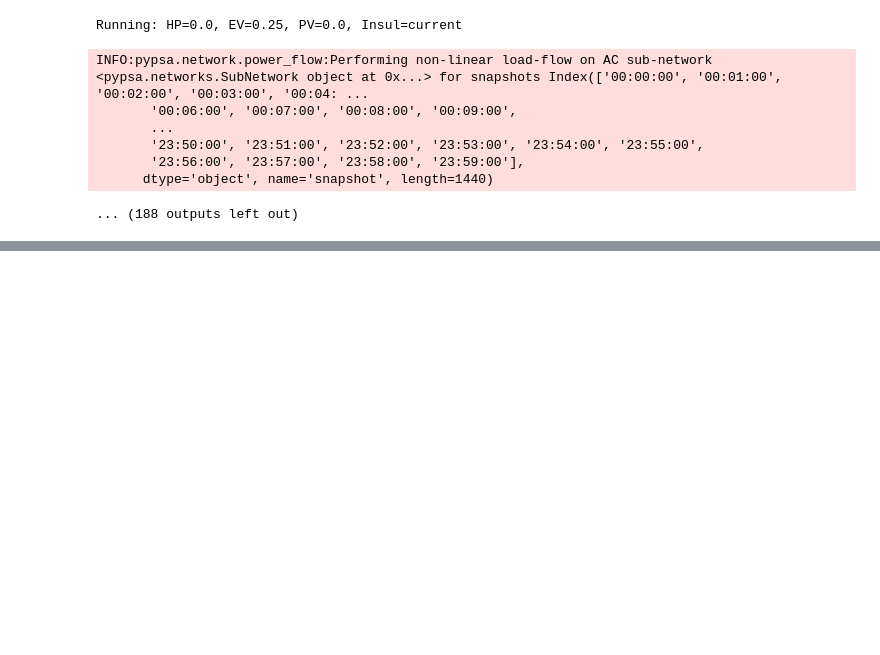
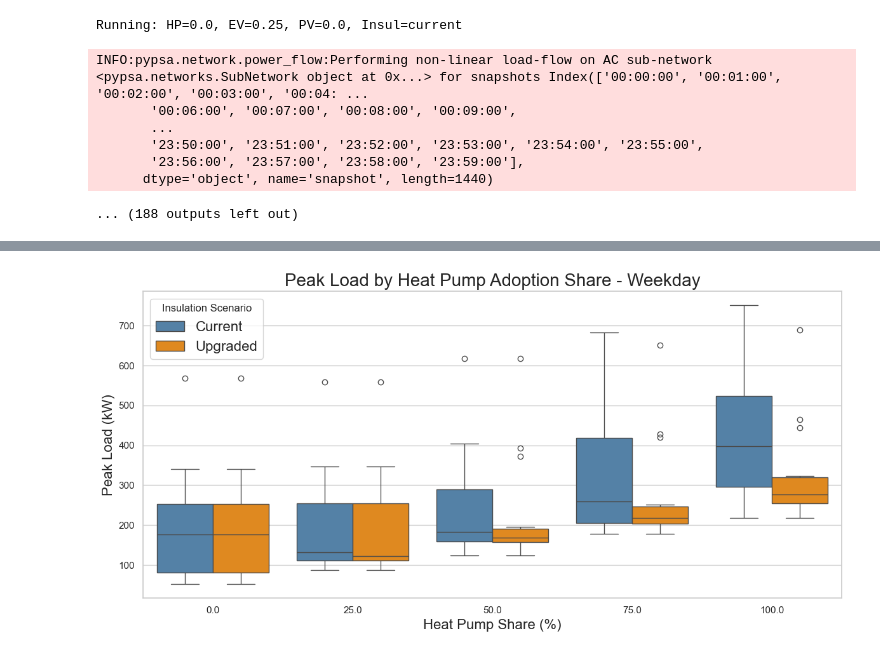
Before and after one commit to LarisaPetrakova/Integration-of-LCTs-in-LV-grids-Masters-Dissertation, a Jupyter notebook: Scenarios_generation_automation_with_insulation.ipynb, the cells around one changed output, grey strips where cells are left out. Cells and saved outputs as stored; diff of their text form; code cells hidden in the pictures; blank space fills up the shorter version.

```diff
--- a/Scenarios_generation_automation_with_insulation.ipynb
+++ b/Scenarios_generation_automation_with_insulation.ipynb
@@ -565,0 +1037,78 @@ print(f"Voltage range across all buses: {min_v:.4f} – {max_v:.4f} p.u.")
+# %%
+# Load results
+df_current = pd.read_csv("Results/new/WD_lv_grid_results_current.csv")
+df_upgraded = pd.read_csv("Results/new/WD_lv_grid_results_upgraded.csv")
+
+# Label insulation types
+df_current["Insulation"] = "Current"
+df_upgraded["Insulation"] = "Upgraded"
+
+# Combine both datasets
+df_all = pd.concat([df_current, df_upgraded], ignore_index=True)
+df_all["HP_share"] = pd.to_numeric(df_all["HP_share"], errors="coerce")
+
+
+# Convert adoption shares to percentage for clearer axis labels
+for col in ["HP_share", "EV_share", "PV_share"]:
+    if col in df_all.columns:
+        df_all[col] = df_all[col] * 100
+
+# Setup seaborn aesthetics
+sns.set(style="whitegrid")
+
+#fig, axes = plt.subplots(3, 1, figsize=(12, 16), sharex=True)
+plt.figure(figsize=(12, 6))
+
+# Plot 1: Peak Load vs HP share
+sns.boxplot(
+    data=df_all,
+    x="HP_share",
+    y="peak_load_kW",
+    hue="Insulation",
+    #ax=axes[0],
+    palette=["steelblue", "darkorange"]
+)
+#axes[0].set_title("Peak Load by Heat Pump Adoption Share")
+#axes[0].set_ylabel("Peak Load (kW)")
+#axes[0].legend(title="Insulation Scenario")
+
+# Plot 2: Minimum Voltage (p.u.)
+#sns.boxplot(
+#    data=df_all,
+#    x="HP_share",
+#    y="min_voltage_pu",
+#    hue="Insulation",
+#    ax=axes[1],
+#    palette=["steelblue", "darkorange"]
+#)
+#axes[1].set_title("Minimum Voltage by Heat Pump Share", fontsize=20)
+#axes[1].set_ylabel("Voltage (p.u.)", fontsize=16)
+#axes[1].legend_.remove()
+
+# Plot 3: Max Line Loading Ratio
+#sns.boxplot(
+#    data=df_all,
+#    x="HP_share",
+#    y="max_loading_ratio",
+#    hue="Insulation",
+#    ax=axes[2],
+#    palette=["steelblue", "darkorange"]
+#)
+#axes[2].set_title("Maximum Line Loading Ratio by HP Share")
+#axes[2].set_ylabel("Max Loading Ratio")
+#axes[2].legend_.remove()
+
+#axes[2].set_xlabel("Heat Pump Share (%)")
+
+plt.title("Peak Load by Heat Pump Adoption Share - Weekday", fontsize=20)
+plt.ylabel("Peak Load (kW)", fontsize=16)
+plt.xlabel("Heat Pump Share (%)", fontsize=16)
+plt.legend(title="Insulation Scenario", fontsize=16)
+
+plt.tight_layout()
+
+# Save figure
+os.makedirs("Results/new/Plots", exist_ok=True)
+plt.savefig("Results/new/Plots/WD_insulation_comparison_boxplots.png", dpi=300)
+plt.show()
+# %% [output]
@@ -565,0 +1117 @@ print(f"Voltage range across all buses: {min_v:.4f} – {max_v:.4f} p.u.")
+[figure, added]
```
Also changed, not shown: parts of 28 cells of this notebook.
